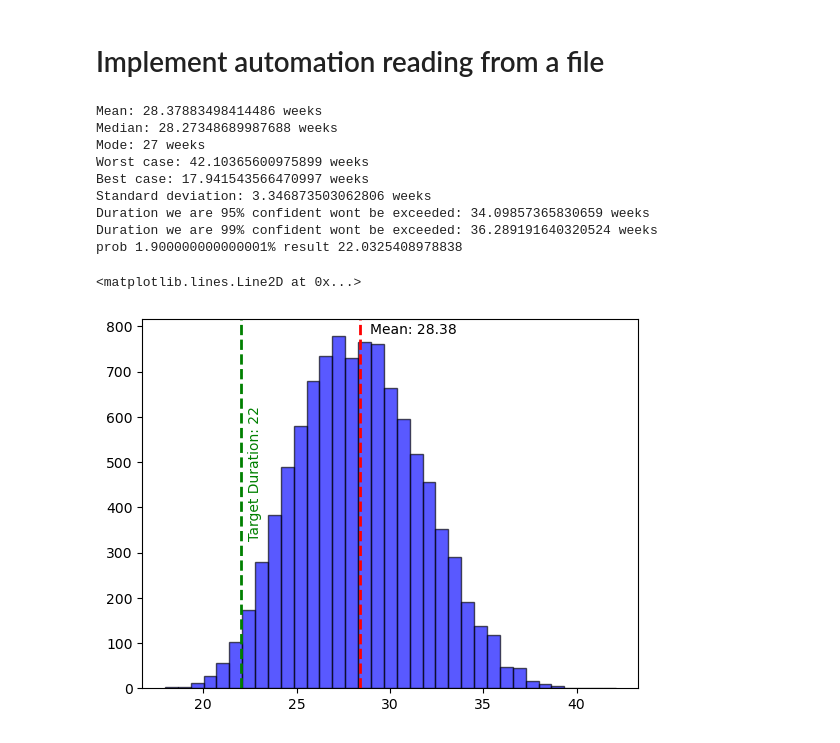
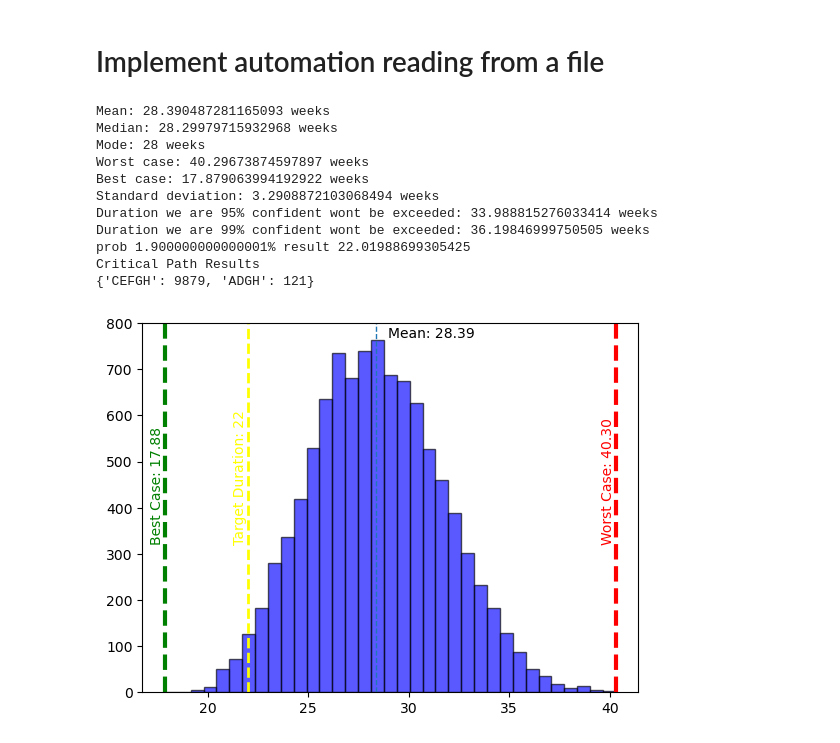
Before and after one commit to hugo-delarosa/project-montecarlo-simulation, a Jupyter notebook: sample.ipynb, the cells around one changed output. Saved outputs shown, nothing was run; the diff lists cells and outputs as text; code cells hidden in the pictures.

Commit message:
Adding styles for graph, print critical path

```diff
--- a/sample.ipynb
+++ b/sample.ipynb
@@ -379,9 +379,11 @@ import csv
 simulation_size = 10000
 file_name = "data/data.csv"
 targetDuration = 22
+
+#auxiliary variables
 project_results = []
+project_results_critical_path = {}
 cache_node_duration = {}
-
 
 def prob_for(expectedWeeks, project_results):
     prob = 0
@@ -406,44 +408,62 @@ def create_project_from_file(file):
                 duration = np.random.choice(cache_node_duration[name])
             # duration = pert(int(line[1]), int(line[2]), int(line[3]))[0]
             # duration = np.random.choice(pert(int(line[1]), int(line[2]), int(line[3]), size=simulation_size))
             new_node = Node(name, duration=duration)
             project.add(new_node)
             if line[4] != "":
                 for n in line[4].split("|"):
                     project.link(project.lookup_node(name=n), new_node)
     return project
 
 for x in range(simulation_size):
     project = create_project_from_file(file_name)
     project.update_all()
     project_results.append(project.duration)
+    s = ''.join(str(x) for x in project.get_critical_path())
+    if s in project_results_critical_path:
+        project_results_critical_path[s] += 1
+    else:
+        project_results_critical_path[s] = 1
 
 print("Mean: {} weeks".format(np.mean(project_results)))
 print("Median: {} weeks".format(np.median(project_results)))
 print("Mode: {} weeks".format(np.argmax(np.bincount(project_results))))
 print("Worst case: {} weeks".format(max(project_results)))
 print("Best case: {} weeks".format(min(project_results)))
 print("Standard deviation: {} weeks".format(np.std(project_results)))
 print("Duration we are 95% confident wont be exceeded: {} weeks".format(np.percentile(project_results, 95)))
 print("Duration we are 99% confident wont be exceeded: {} weeks".format(np.percentile(project_results, 99)))
 
 prob_for(targetDuration, project_results)
 
 plt.hist(project_results, bins=35, color='blue', edgecolor='k', alpha=0.65 )
 min_ylim, max_ylim = plt.ylim()
-plt.axvline(np.mean(project_results), color='r', linestyle='dashed', linewidth=2)
+
+
+plt.axvline(np.mean(project_results), linestyle='dashed', linewidth=1)
 plt.text(np.mean(project_results)*1.02, max_ylim*0.96, 'Mean: {:.2f}'.format(np.mean(project_results)))
-plt.text(targetDuration * 1.045, max_ylim * 0.4, 'Target Duration: {:}'.format(targetDuration), rotation=90, rotation_mode='anchor', color='green')
-plt.axvline(targetDuration, color='green', linestyle='dashed', linewidth=2)
+
+plt.axvline(targetDuration, color='yellow', linestyle='dashed', linewidth=2)
+plt.text(targetDuration - .2, max_ylim * 0.4, 'Target Duration: {:}'.format(targetDuration), rotation=90, rotation_mode='anchor', color='yellow')
+
+plt.axvline(np.min(project_results), color='green', linestyle='dashed', linewidth=3)
+plt.text(np.min(project_results)-.2, max_ylim * 0.4, 'Best Case: {:.2f}'.format(np.min(project_results)), rotation=90, rotation_mode='anchor', color='green')
+
+plt.axvline(np.max(project_results), color='red', linestyle='dashed', linewidth=3)
+plt.text(np.max(project_results) -.2, max_ylim * 0.4, 'Worst Case: {:.2f}'.format(np.max(project_results)), rotation=90, rotation_mode='anchor', color='red')
+
+print("Critical Path Results")
+print(project_results_critical_path)
 # %% [output]
-Mean: 28.37883498414486 weeks
-Median: 28.27348689987688 weeks
-Mode: 27 weeks
-Worst case: 42.10365600975899 weeks
-Best case: 17.941543566470997 weeks
-Standard deviation: 3.346873503062806 weeks
-Duration we are 95% confident wont be exceeded: 34.09857365830659 weeks
-Duration we are 99% confident wont be exceeded: 36.289191640320524 weeks
-prob 1.900000000000001% result 22.0325408978838
+Mean: 28.390487281165093 weeks
+Median: 28.29979715932968 weeks
+Mode: 28 weeks
+Worst case: 40.29673874597897 weeks
+Best case: 17.879063994192922 weeks
+Standard deviation: 3.2908872103068494 weeks
+Duration we are 95% confident wont be exceeded: 33.988815276033414 weeks
+Duration we are 99% confident wont be exceeded: 36.19846999750505 weeks
+prob 1.900000000000001% result 22.01988699305425
+Critical Path Results
+{'CEFGH': 9879, 'ADGH': 121}
-<matplotlib.lines.Line2D at 0x...>
-[figure, old version]
+[figure, new version]
```
